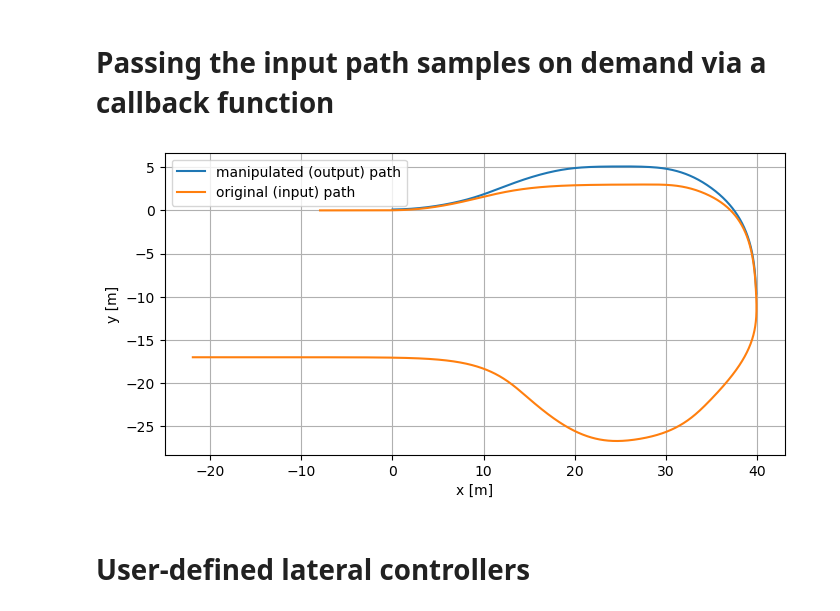
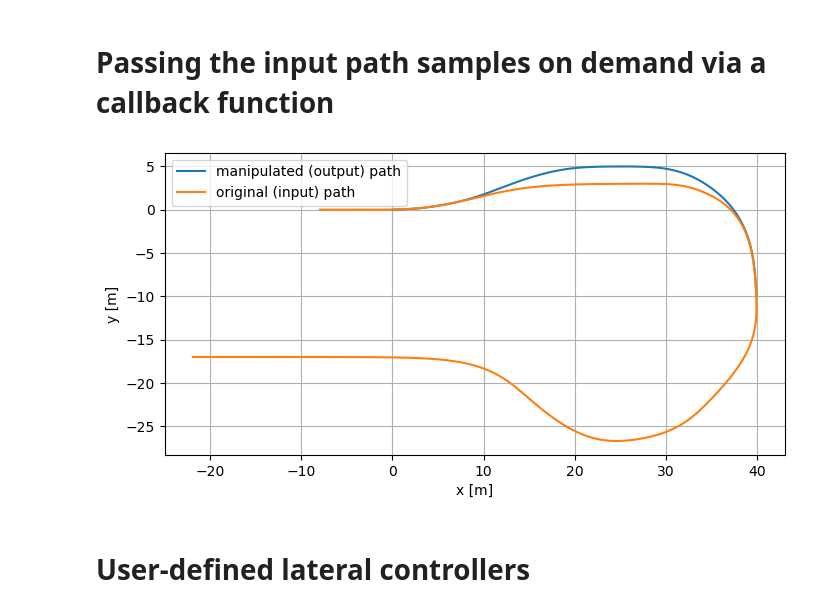
Before and after one commit to christianausb/vehicleControl, a Jupyter notebook: lateral_path_transformation.ipynb, the cells around one changed output. Cells and saved outputs as stored; diff of their text form; code cells hidden in the pictures.

```diff
--- a/lateral_path_transformation.ipynb
+++ b/lateral_path_transformation.ipynb
@@ -128,17 +129,17 @@ def path_generator(input_data, index):
 # %%
 lateral_profile = generate_one_dimensional_motion(Ts, T_phase1=1, T_phase2=3, T_phase3=1, T_phase4=3, T_phase5=2)
 output_path = path_transform.run_lateral_path_transformer( path_generator, lateral_profile )
 
 plt.figure(figsize=(8,4), dpi=100)
-plt.plot( output_path['X'], output_path['Y']+0.1 )
+plt.plot( output_path['X'], output_path['Y'] )
 plt.plot( track_data['X'], track_data['Y'] )
 plt.legend(['manipulated (output) path', 'original (input) path'])
 plt.grid()
 plt.xlabel('x [m]')
 plt.ylabel('y [m]')
 plt.show()
 # %% [output]
-[figure, old version]
+[figure, new version]
 # %% [markdown]
 # User-defined lateral controllers
 # %%
```
Also changed, not shown: parts of 8 cells of this notebook, 3 other files.
